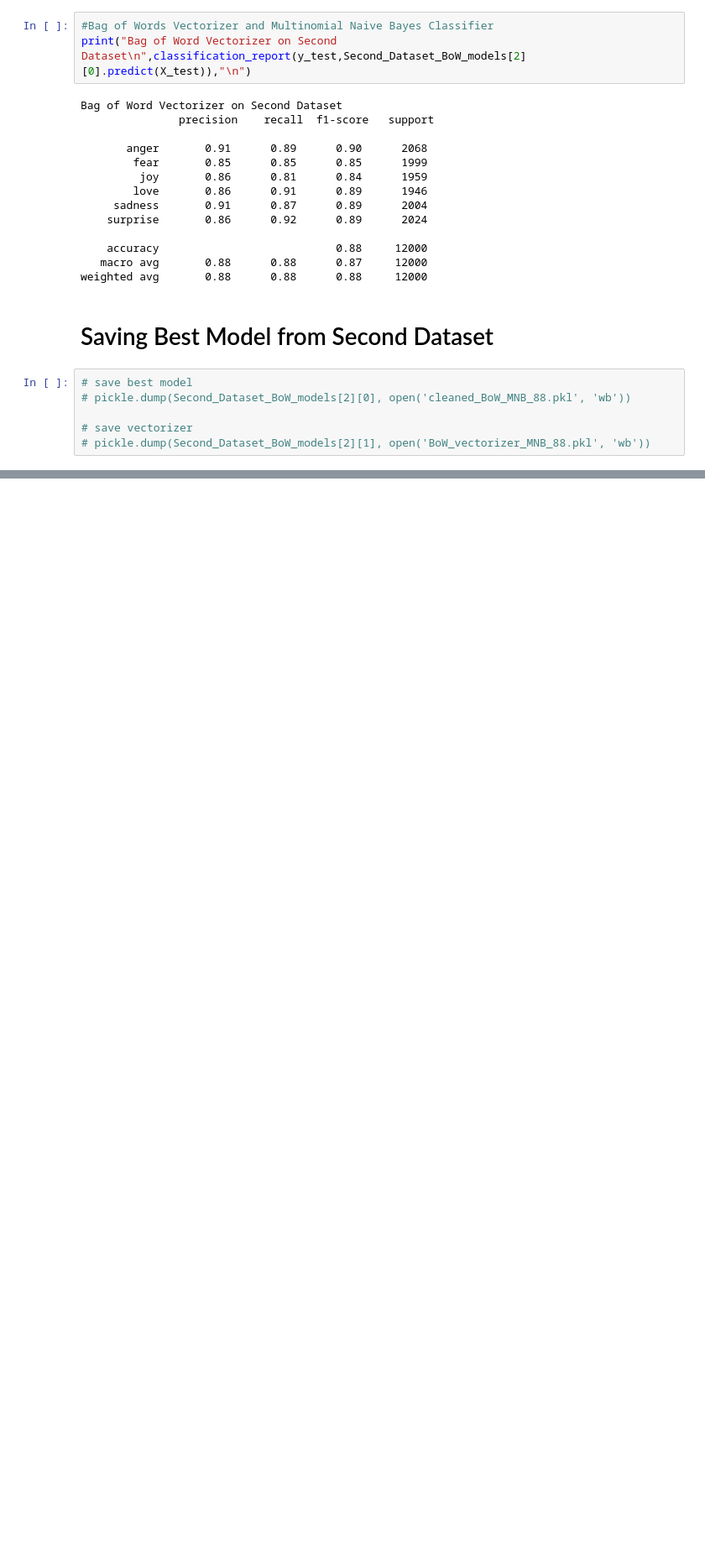
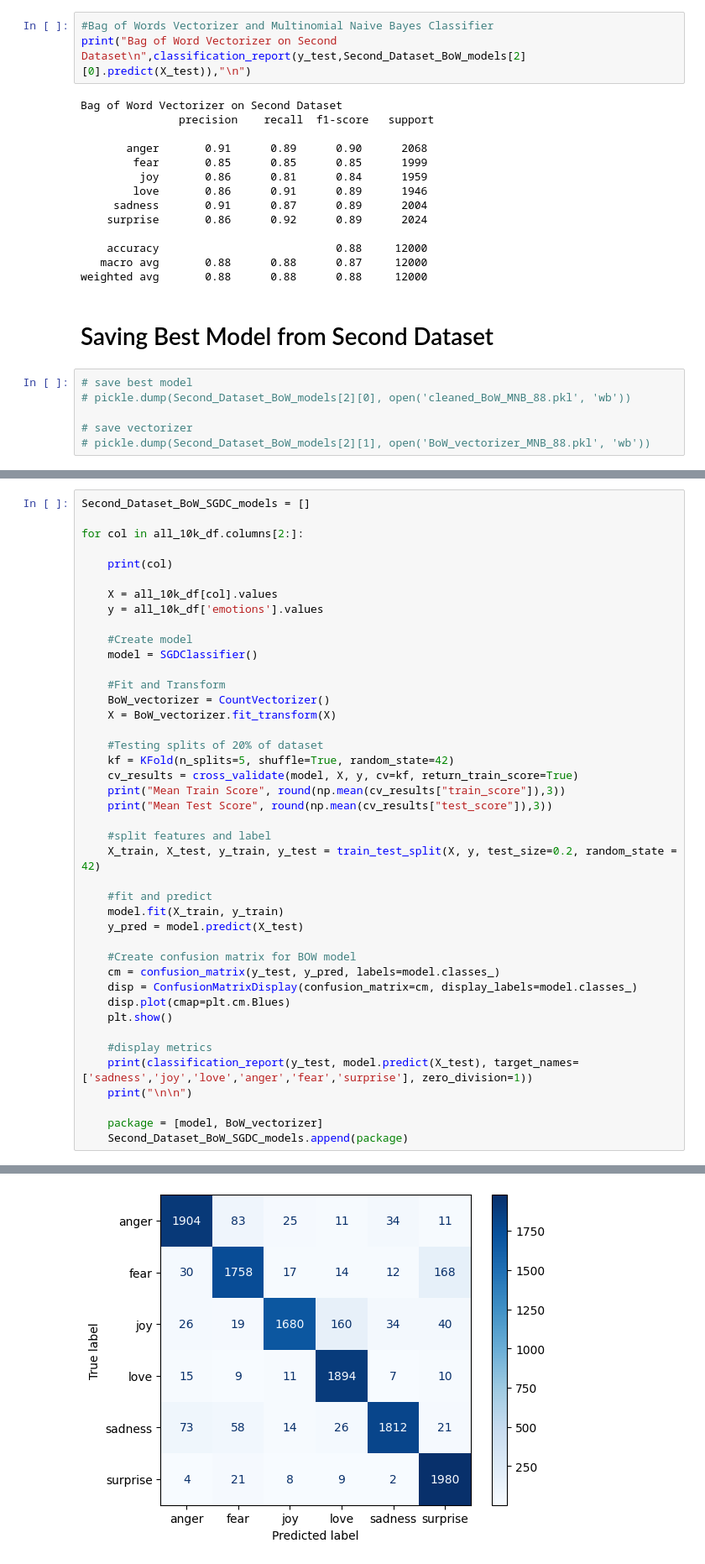
Before and after one commit to 112523chen/Project_SA_CTP, a Jupyter notebook: research.ipynb, the cells around one changed output, grey strips where cells are left out. Shown at 84% size. Saved outputs shown, nothing was run; the diff lists cells and outputs as text; blank space fills up the shorter version.

Commit message:
chore(): tested more models

```diff
--- a/research.ipynb
+++ b/research.ipynb
@@ -931,0 +1002,43 @@ plt.show()
+# %%
+Second_Dataset_BoW_SGDC_models = []
+
+for col in all_10k_df.columns[2:]:
+
+    print(col)
+
+    X = all_10k_df[col].values
+    y = all_10k_df['emotions'].values
+
+    #Create model
+    model = SGDClassifier()
+
+    #Fit and Transform
+    BoW_vectorizer = CountVectorizer()
+    X = BoW_vectorizer.fit_transform(X)
+
+    #Testing splits of 20% of dataset
+    kf = KFold(n_splits=5, shuffle=True, random_state=42)
+    cv_results = cross_validate(model, X, y, cv=kf, return_train_score=True)
+    print("Mean Train Score", round(np.mean(cv_results["train_score"]),3))
+    print("Mean Test Score", round(np.mean(cv_results["test_score"]),3))
+
+    #split features and label
+    X_train, X_test, y_train, y_test = train_test_split(X, y, test_size=0.2, random_state = 42)
+
+    #fit and predict
+    model.fit(X_train, y_train)
+    y_pred = model.predict(X_test)
+
+    #Create confusion matrix for BOW model
+    cm = confusion_matrix(y_test, y_pred, labels=model.classes_)
+    disp = ConfusionMatrixDisplay(confusion_matrix=cm, display_labels=model.classes_)
+    disp.plot(cmap=plt.cm.Blues)
+    plt.show()
+
+    #display metrics
+    print(classification_report(y_test, model.predict(X_test), target_names=['sadness','joy','love','anger','fear','surprise'], zero_division=1))
+    print("\n\n")
+
+    package = [model, BoW_vectorizer]
+    Second_Dataset_BoW_SGDC_models.append(package)
+# %% [output]
@@ -931,0 +1048 @@ plt.show()
+[figure, added]
```
Also changed, not shown: parts of 15 cells of this notebook.
